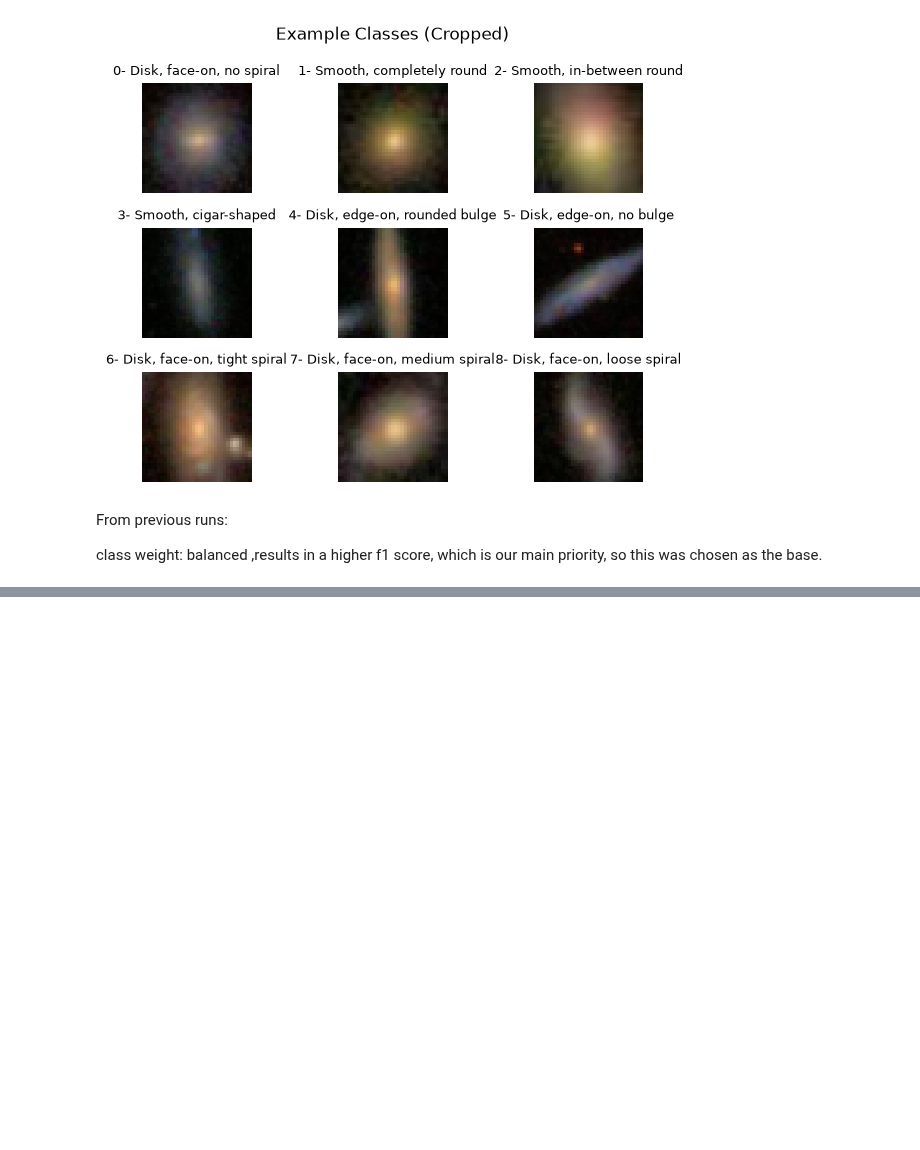
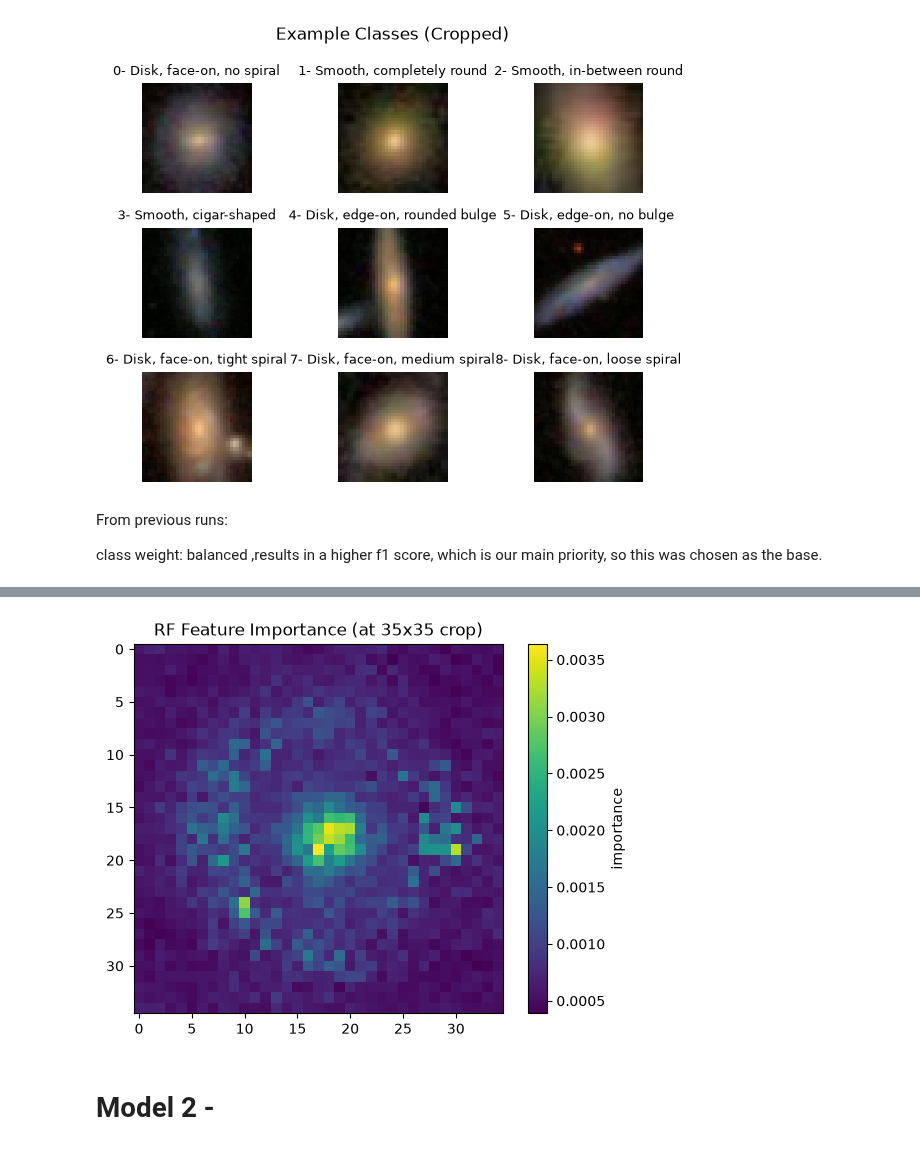
Before and after one commit to AyoubGutin/galaxy_classification, a Jupyter notebook: main.ipynb, the cells around one changed output, grey strips where cells are left out. Cells and saved outputs as stored; diff of their text form; code cells hidden in the pictures; blank space fills up the shorter version.

Commit message:
rf feature importance

```diff
--- a/main.ipynb
+++ b/main.ipynb
@@ -433,11 +433,12 @@ X_rf_crop = np.reshape(X_crop, (len(X_crop), -1))
 X_rf_full = np.reshape(X, (len(X), -1))
 results = []
 
+
 inputs = {
     'crop': X_rf_crop,
     'full': X_rf_full,
 }
-
+models = {}
 configs = {
     'RF-crop-default': {'input': 'crop', 'params': {'random_state': 42, 'n_jobs': -1}},
     'RF-crop-balanced':  {'input': 'crop', 'params': {'random_state': 42, 'n_jobs': -1, 'class_weight': 'balanced'}},
@@ -452,5 +453,6 @@ for name, config in configs.items():
     start = perf_counter()
     rf_clf.fit(features[idx_train], y[idx_train])
     end = perf_counter()
+    models[name] = rf_clf
     y_pred = rf_clf.predict(features[idx_eval])
     results.append(evaluate(y[idx_eval], y_pred, name, params['random_state'], 'val', CLASS_NAMES, end-start))
@@ -476,0 +466,13 @@ print(results)
+# %%
+importances = models['RF-crop-balanced'].feature_importances_
+imp_img = importances.reshape(35, 35, 3) # reshape the array back into the image
+imp_map = imp_img.sum(axis=-1)
+
+plt.imshow(imp_map)
+plt.colorbar(label='importance')
+plt.title('RF Feature Importance (at 35x35 crop)')
+plt.show()
+# %% [output]
+[figure, added]
+# %% [markdown]
+# Model 2 -
```
Also changed, not shown: parts of 3 cells of this notebook.
